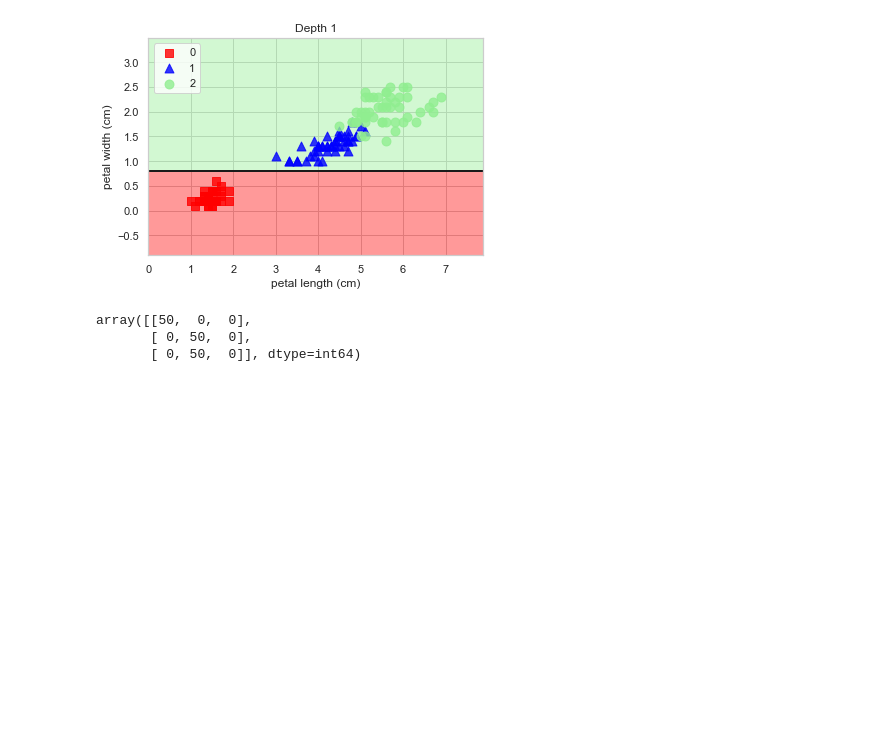
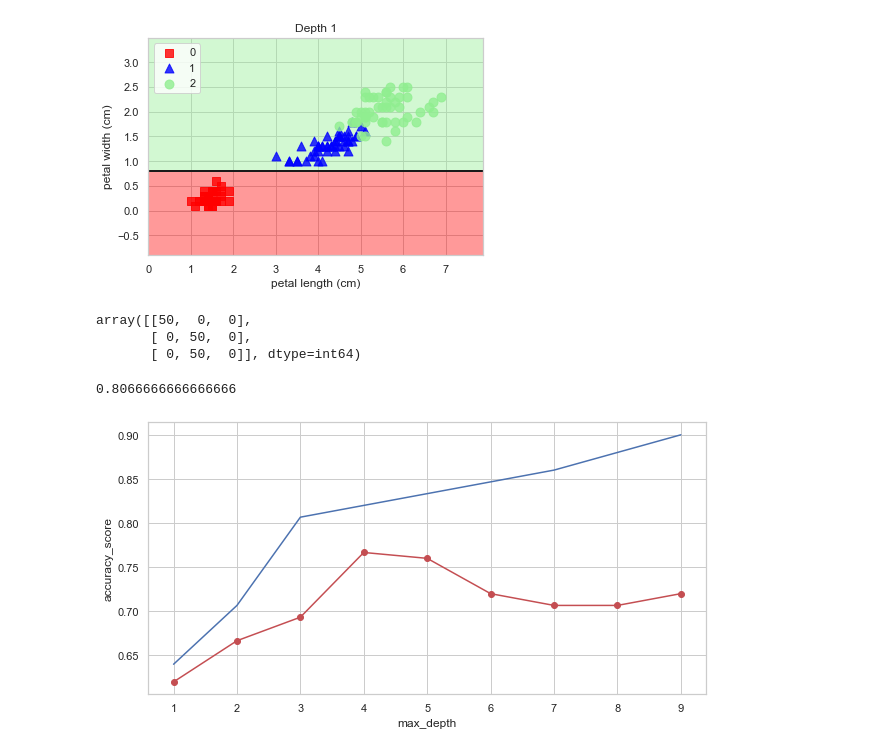
Before and after one commit to tigerkey10/bioinfo.github.io, a Jupyter notebook: 2022-08-01-decision_tree.ipynb, the cells around one changed output. Saved outputs shown, nothing was run; the diff lists cells and outputs as text; code cells hidden in the pictures; blank space fills up the shorter version.

```diff
--- a/2022-08-01-decision_tree.ipynb
+++ b/2022-08-01-decision_tree.ipynb
@@ -120,3 +120,43 @@ confusion_matrix(y, tree1.predict(X))
 array([[50,  0,  0],
        [ 0, 50,  0],
        [ 0, 50,  0]], dtype=int64)
+# %%
+# 의사결정나무 - 연습문제 1
+# 1.
+
+from sklearn.datasets import load_iris
+
+data = load_iris()
+y = data.target
+x = data.data[:, [0, 1]]
+
+from sklearn.tree import DecisionTreeClassifier
+
+tree2 = DecisionTreeClassifier(criterion='entropy', max_depth=3, random_state=0).fit(x, y)
+y_pred = tree2.predict(x)
+
+from sklearn.metrics import accuracy_score
+
+print(accuracy_score(y, y_pred ))
+# %% [output]
+0.8066666666666666
+# %%
+# 2.
+from sklearn.model_selection import cross_val_score
+
+li = []
+test_acc = []
+for i in range(1, 10) :
+    model = DecisionTreeClassifier(criterion='entropy', max_depth=i, random_state=0).fit(x, y)
+    test_acc.append(accuracy_score(y, model.predict(x)))
+    li.append(cross_val_score(model, x, y, scoring='accuracy', cv=5).mean())
+# %%
+%matplotlib inline
+plt.figure(figsize=(10,5))
+plt.plot(range(1,10), li, 'ro-')
+plt.plot(range(1, 10), test_acc, 'b')
+plt.xlabel('max_depth')
+plt.ylabel('accuracy_score')
+plt.show()
+# %% [output]
+[figure, added]
```
